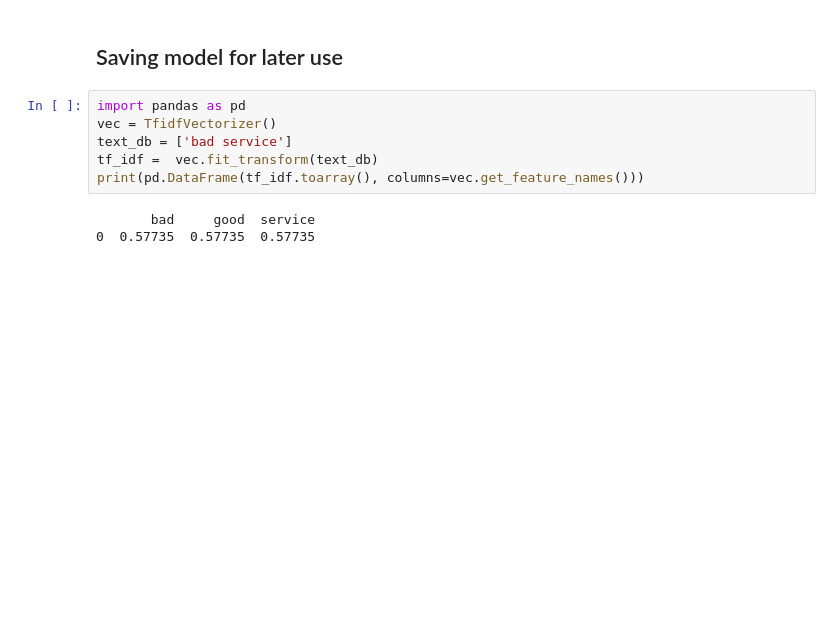
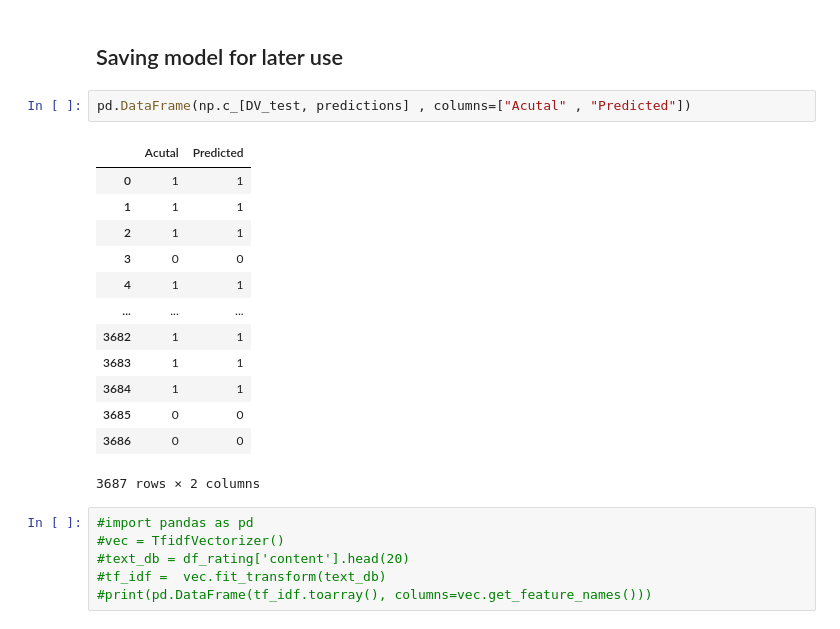
Before and after one commit to cphB-A4/Python-exam-project, a Jupyter notebook: Kayak - Cypern - 1 month.ipynb, the cells around one changed output. Drawn from its saved outputs; the diff is of its cells as text; blank space fills up the shorter version.

```diff
--- a/Kayak - Cypern - 1 month.ipynb
+++ b/Kayak - Cypern - 1 month.ipynb
@@ -878,12 +816,25 @@ print(result)
 [1]
 # %% [markdown]
 ## Saving model for later use
+# %%
+pd.DataFrame(np.c_[DV_test, predictions] , columns=["Acutal" , "Predicted"])
+# %% [output]
+|  | Acutal | Predicted |
+| 0 | 1 | 1 |
+| 1 | 1 | 1 |
+| 2 | 1 | 1 |
+| 3 | 0 | 0 |
+| 4 | 1 | 1 |
+| ... | ... | ... |
+| 3682 | 1 | 1 |
+| 3683 | 1 | 1 |
+| 3684 | 1 | 1 |
+| 3685 | 0 | 0 |
+| 3686 | 0 | 0 |
+3687 rows × 2 columns
 # %%
-import pandas as pd
-vec = TfidfVectorizer()
-text_db = ['bad service']
-tf_idf =  vec.fit_transform(text_db)
-print(pd.DataFrame(tf_idf.toarray(), columns=vec.get_feature_names()))
+#import pandas as pd
+#vec = TfidfVectorizer()
+#text_db = df_rating['content'].head(20)
+#tf_idf =  vec.fit_transform(text_db)
+#print(pd.DataFrame(tf_idf.toarray(), columns=vec.get_feature_names()))
-# %% [output]
-       bad     good  service
-0  0.57735  0.57735  0.57735
```
Also changed, not shown: parts of 46 cells of this notebook.
